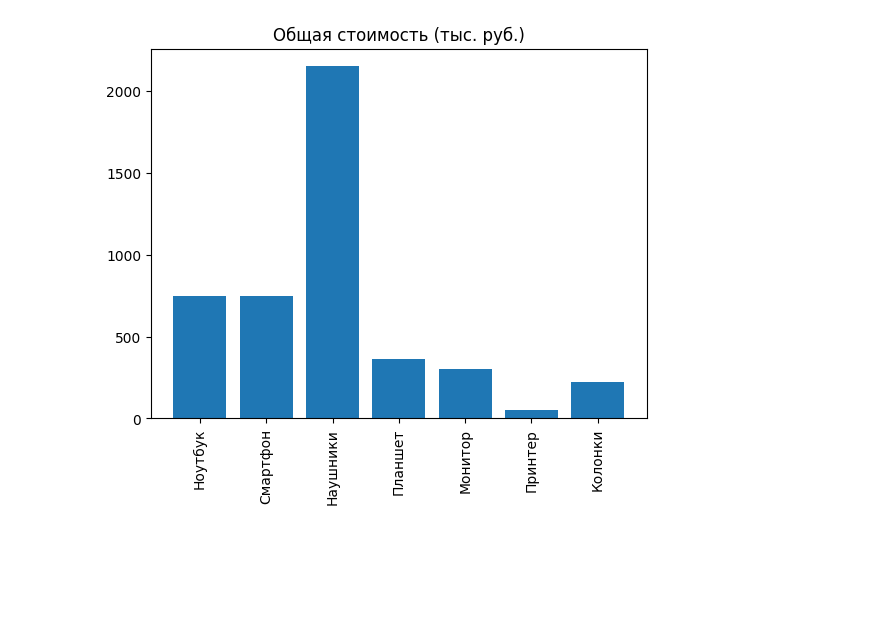
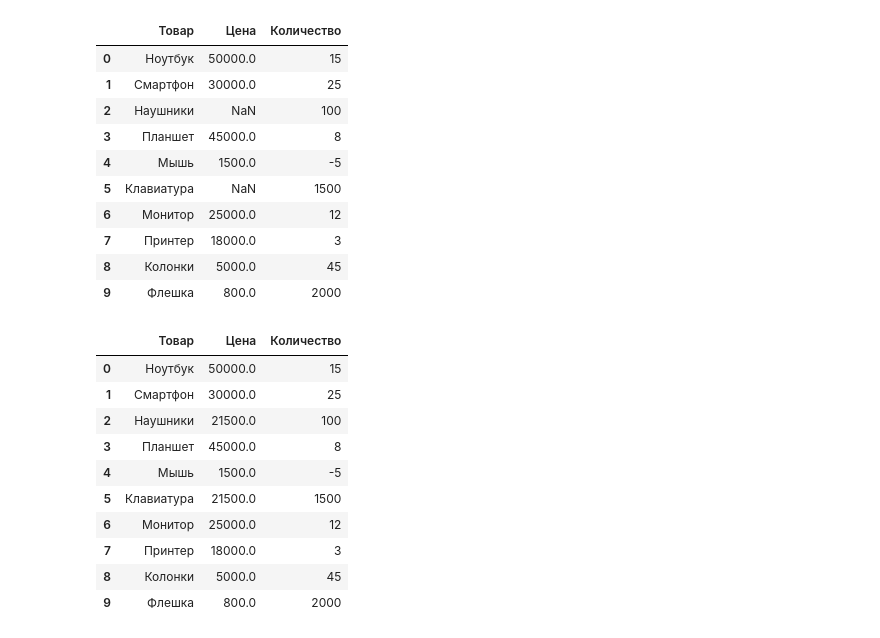
Before and after one commit to Taniriya/Python_programming_labs_2_course, a Jupyter notebook: lab1/lab1_3.ipynb, the cells around one changed output. Drawn from its saved outputs; the diff is of its cells as text; code cells hidden in the pictures; blank space fills up the shorter version.

```diff
--- a/lab1/lab1_3.ipynb
+++ b/lab1/lab1_3.ipynb
@@ -3,34 +3,45 @@
 # %%
 import pandas as pd
 import numpy as np
 import matplotlib.pyplot as plt
 
 # Создаем словарь с данными о продажах
 data = {
     "Товар": ["Ноутбук", "Смартфон", "Наушники", "Планшет", "Мышь", "Клавиатура", "Монитор", "Принтер", "Колонки", "Флешка"],
     "Цена": [50000, 30000, np.nan, 45000, 1500, np.nan, 25000, 18000, 5000, 800],
     "Количество": [15, 25, 100, 8, -5, 1500, 12, 3, 45, 2000]
 }
 
 # Создаем DataFrame
 df = pd.DataFrame(data)
 
-# Заполняем пустые значения медианным
-df["Цена"] = df["Цена"].fillna(df["Цена"].median())
-
-# Удаляем строки с вбросами
-df = df[(df["Количество"] <= 1000) & (df["Количество"] >= 1)]
-
-# Создаём новый столбец с общей стоимостью
-df = df.assign(Общая_стоимость = df["Цена"] * df["Количество"])
-
-# Группируем
-items = df.groupby("Товар").sum()
-
-# Выводим столбчатую диаграмму
-plt.bar(df['Товар'], df['Общая_стоимость']/1000)
-plt.xticks(rotation=90)
-plt.title("Общая стоимость (тыс. руб.)")
-plt.show()
+df
 # %% [output]
-[figure, removed]
+|  | Товар | Цена | Количество |
+| 0 | Ноутбук | 50000.0 | 15 |
+| 1 | Смартфон | 30000.0 | 25 |
+| 2 | Наушники | NaN | 100 |
+| 3 | Планшет | 45000.0 | 8 |
+| 4 | Мышь | 1500.0 | -5 |
+| 5 | Клавиатура | NaN | 1500 |
+| 6 | Монитор | 25000.0 | 12 |
+| 7 | Принтер | 18000.0 | 3 |
+| 8 | Колонки | 5000.0 | 45 |
+| 9 | Флешка | 800.0 | 2000 |
+# %%
+# Заполняем пустые значения медианным
+df["Цена"] = df["Цена"].fillna(df["Цена"].median())
+
+df
+# %% [output]
+|  | Товар | Цена | Количество |
+| 0 | Ноутбук | 50000.0 | 15 |
+| 1 | Смартфон | 30000.0 | 25 |
+| 2 | Наушники | 21500.0 | 100 |
+| 3 | Планшет | 45000.0 | 8 |
+| 4 | Мышь | 1500.0 | -5 |
+| 5 | Клавиатура | 21500.0 | 1500 |
+| 6 | Монитор | 25000.0 | 12 |
+| 7 | Принтер | 18000.0 | 3 |
+| 8 | Колонки | 5000.0 | 45 |
+| 9 | Флешка | 800.0 | 2000 |
```
Also changed, not shown: parts of 4 cells of this notebook.
